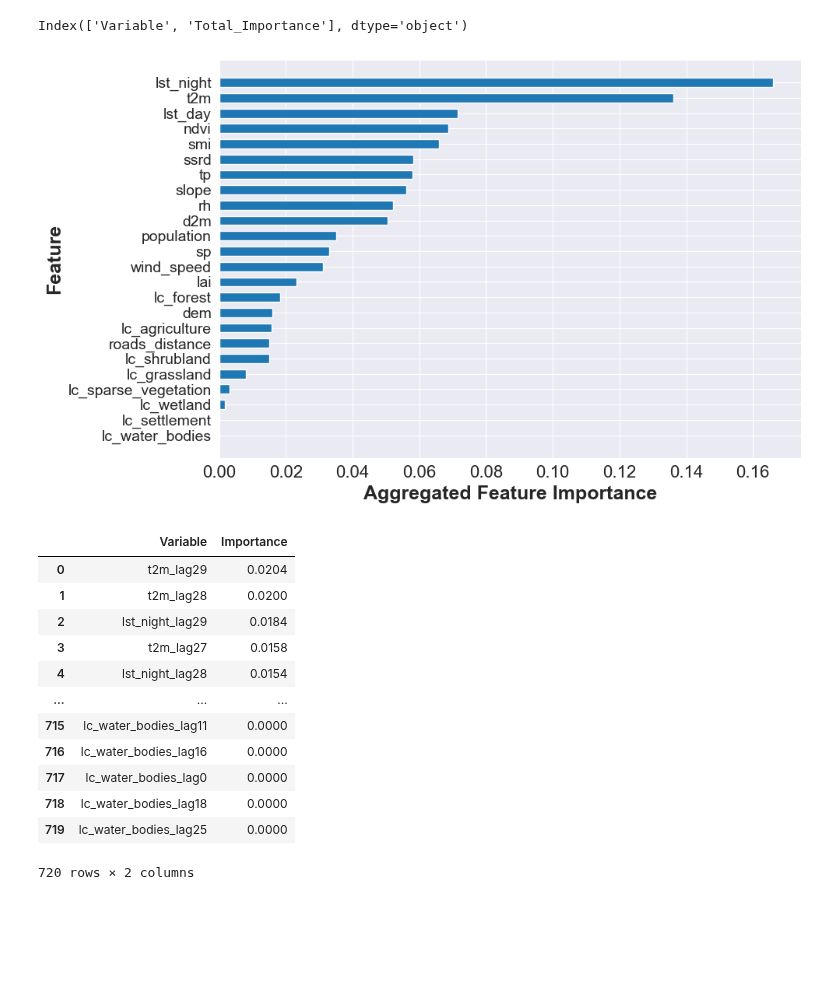
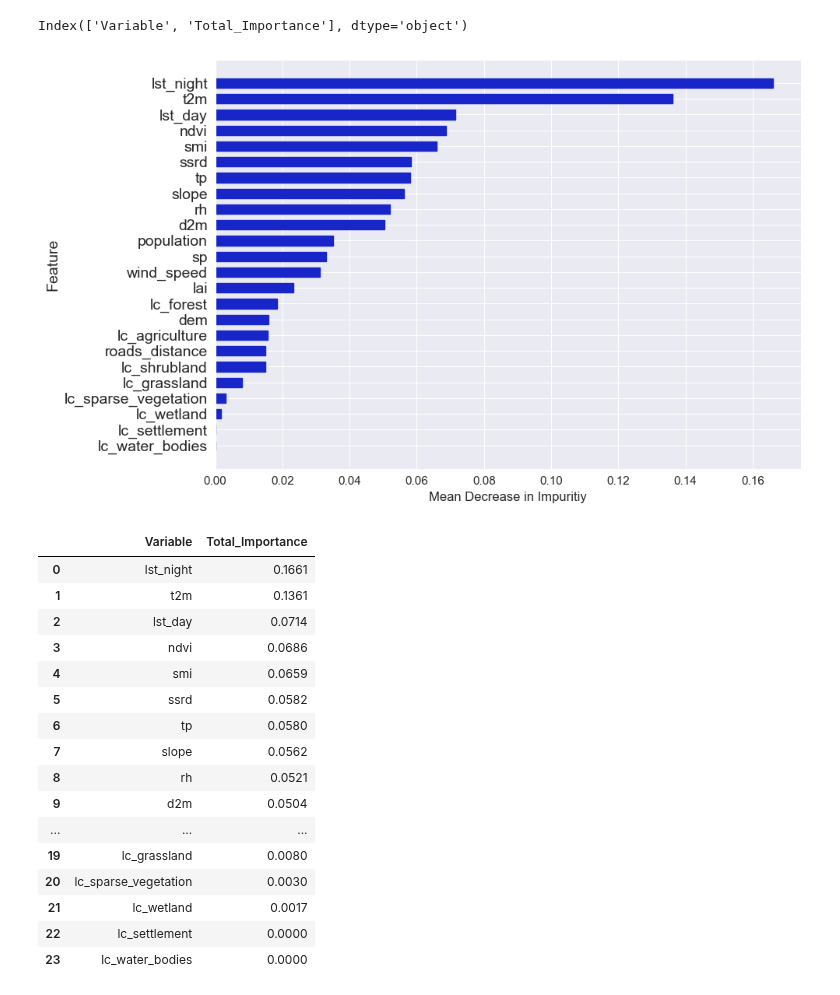
Before and after one commit to paulinebecker2002/mesogeos, a Jupyter notebook: outputs/RF_FeatureImportance_Top24.ipynb, the cells around one changed output. Saved outputs shown, nothing was run; the diff lists cells and outputs as text; code cells hidden in the pictures; blank space fills up the shorter version.

```diff
--- a/outputs/RF_FeatureImportance_Top24.ipynb
+++ b/outputs/RF_FeatureImportance_Top24.ipynb
@@ -12,38 +32,38 @@ Index(['Variable', 'Total_Importance'], dtype='object')
 # %%
 top24_sorted = top24.sort_values(by='Total_Importance', ascending=False)
 
-# Barplot erstellen
 plt.figure(figsize=(10, 6))
-plt.barh(top24_sorted['Variable'], top24_sorted['Total_Importance'], height=0.6)
+plt.barh(top24_sorted['Variable'], top24_sorted['Total_Importance'], height=0.6, color='#1725C9', edgecolor='#1725C9')
 
-
-# Achsenbeschriftungen fett und groß
-plt.xlabel('Aggregated Feature Importance', fontsize=18, fontweight='bold')
-plt.ylabel('Feature', fontsize=18, fontweight='bold')
-# Wichtigste Features oben anzeigen
+plt.xlabel('Mean Decrease in Impuritiy', fontsize=12, fontweight='medium')
+plt.ylabel('Feature', fontsize=14, fontweight='medium')
 plt.gca().invert_yaxis()
 
-# Achsenticks größer machen
-plt.xticks(fontsize=16)
+plt.xticks(fontsize=11)
 plt.yticks(fontsize=14)
 
 plt.tight_layout()
+plt.savefig('/Users/I566184/Library/Mobile Documents/com~apple~CloudDocs/Uni/Wirtschaftsinformatik KIT/Semester6/Bachlorarbeit/Graphics/Results/RF_Feature_Importance', dpi=300)
 plt.show()
 # %% [output]
-[figure, old version]
+[figure, new version]
 # %%
-rf
+top24
 # %% [output]
-|  | Variable | Importance |
-| 0 | t2m_lag29 | 0.0204 |
-| 1 | t2m_lag28 | 0.0200 |
-| 2 | lst_night_lag29 | 0.0184 |
-| 3 | t2m_lag27 | 0.0158 |
-| 4 | lst_night_lag28 | 0.0154 |
+|  | Variable | Total_Importance |
+| 0 | lst_night | 0.1661 |
+| 1 | t2m | 0.1361 |
+| 2 | lst_day | 0.0714 |
+| 3 | ndvi | 0.0686 |
+| 4 | smi | 0.0659 |
+| 5 | ssrd | 0.0582 |
+| 6 | tp | 0.0580 |
+| 7 | slope | 0.0562 |
+| 8 | rh | 0.0521 |
+| 9 | d2m | 0.0504 |
 | ... | ... | ... |
-| 715 | lc_water_bodies_lag11 | 0.0000 |
-| 716 | lc_water_bodies_lag16 | 0.0000 |
-| 717 | lc_water_bodies_lag0 | 0.0000 |
-| 718 | lc_water_bodies_lag18 | 0.0000 |
-| 719 | lc_water_bodies_lag25 | 0.0000 |
+| 19 | lc_grassland | 0.0080 |
+| 20 | lc_sparse_vegetation | 0.0030 |
+| 21 | lc_wetland | 0.0017 |
+| 22 | lc_settlement | 0.0000 |
+| 23 | lc_water_bodies | 0.0000 |
-720 rows × 2 columns
```
Also changed, not shown: parts of 10 cells of this notebook, 15 other files.
